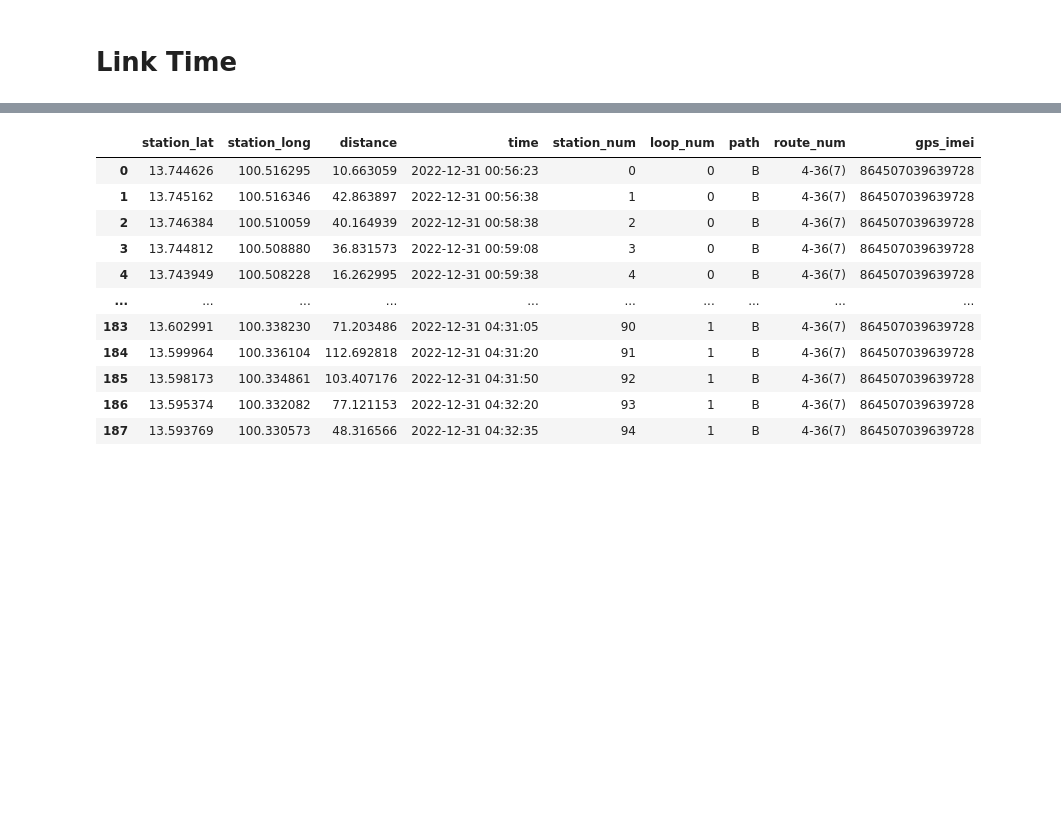
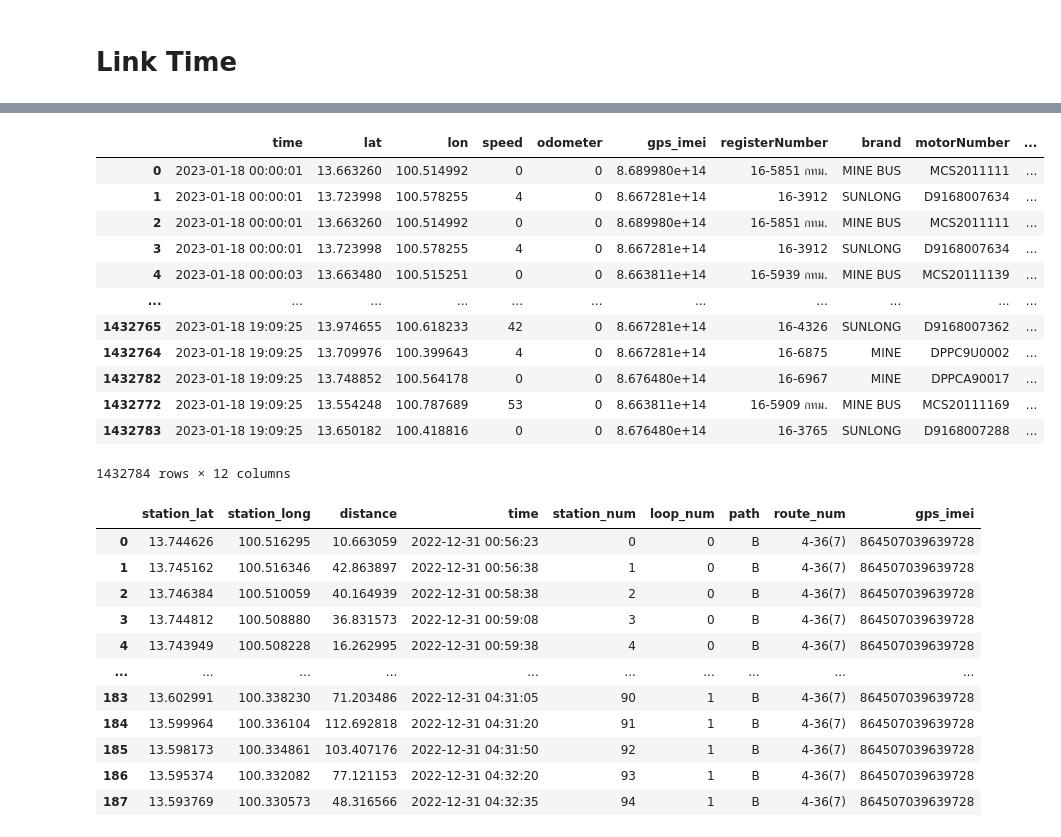
Before and after one commit to kasidejcha/eta_airflow, a Jupyter notebook: spark/resources/gps_check.ipynb, the cells around one changed output, grey strips where cells are left out. Saved outputs shown, nothing was run; the diff lists cells and outputs as text; code cells hidden in the pictures; blank space fills up the shorter version.

```diff
--- a/spark/resources/gps_check.ipynb
+++ b/spark/resources/gps_check.ipynb
@@ -132,5 +150,22 @@ link_time
 # %%
 link_time.to_csv('/mnt/c/Users/ea_user/Documents/bas_project/ETA/GNN/data/thaistar_links/link_time_thaistar_m12.csv', encoding='utf-8-sig', index=False)
+# %%
+gps = pd.read_csv('/mnt/c/Users/ea_user/Documents/bas_project/ETA/eta_airflow/spark/resources/data/gps/thai-star_gps_2023-01-18.csv')
+gps.sort_values('time')
+# %% [output]
+|  | time | lat | lon | speed | odometer | gps_imei | registerNumber | brand | motorNumber | ... |
+| 0 | 2023-01-18 00:00:01 | 13.663260 | 100.514992 | 0 | 0 | 8.689980e+14 | 16-5851 กทม. | MINE BUS | MCS2011111 | ... |
+| 1 | 2023-01-18 00:00:01 | 13.723998 | 100.578255 | 4 | 0 | 8.667281e+14 | 16-3912 | SUNLONG | D9168007634 | ... |
+| 2 | 2023-01-18 00:00:01 | 13.663260 | 100.514992 | 0 | 0 | 8.689980e+14 | 16-5851 กทม. | MINE BUS | MCS2011111 | ... |
+| 3 | 2023-01-18 00:00:01 | 13.723998 | 100.578255 | 4 | 0 | 8.667281e+14 | 16-3912 | SUNLONG | D9168007634 | ... |
+| 4 | 2023-01-18 00:00:03 | 13.663480 | 100.515251 | 0 | 0 | 8.663811e+14 | 16-5939 กทม. | MINE BUS | MCS20111139 | ... |
+| ... | ... | ... | ... | ... | ... | ... | ... | ... | ... | ... |
+| 1432765 | 2023-01-18 19:09:25 | 13.974655 | 100.618233 | 42 | 0 | 8.667281e+14 | 16-4326 | SUNLONG | D9168007362 | ... |
+| 1432764 | 2023-01-18 19:09:25 | 13.709976 | 100.399643 | 4 | 0 | 8.667281e+14 | 16-6875 | MINE | DPPC9U0002 | ... |
+| 1432782 | 2023-01-18 19:09:25 | 13.748852 | 100.564178 | 0 | 0 | 8.676480e+14 | 16-6967 | MINE | DPPCA90017 | ... |
+| 1432772 | 2023-01-18 19:09:25 | 13.554248 | 100.787689 | 53 | 0 | 8.663811e+14 | 16-5909 กทม. | MINE BUS | MCS20111169 | ... |
+| 1432783 | 2023-01-18 19:09:25 | 13.650182 | 100.418816 | 0 | 0 | 8.676480e+14 | 16-3765 | SUNLONG | D9168007288 | ... |
+1432784 rows × 12 columns
 # %%
 arrival = pd.read_csv(arrival_list[0])
 arrival
```
Also changed, not shown: parts of 8 cells of this notebook, 19 other files.
